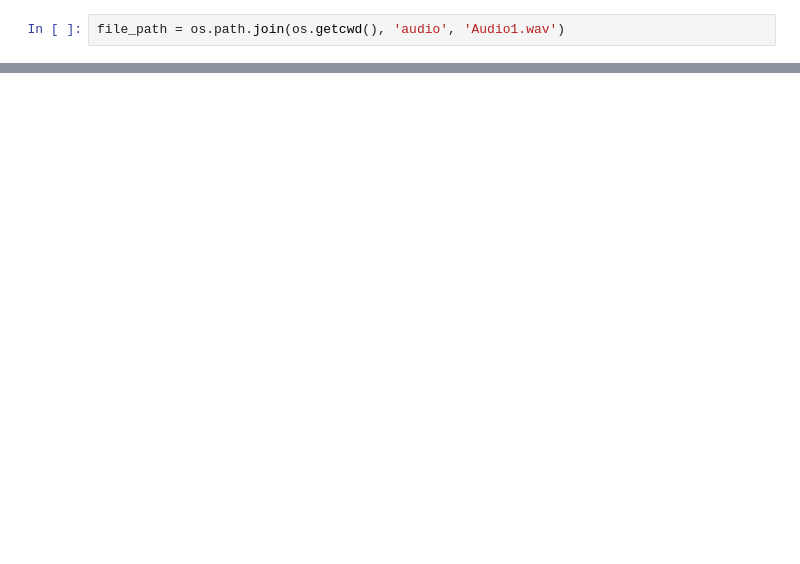
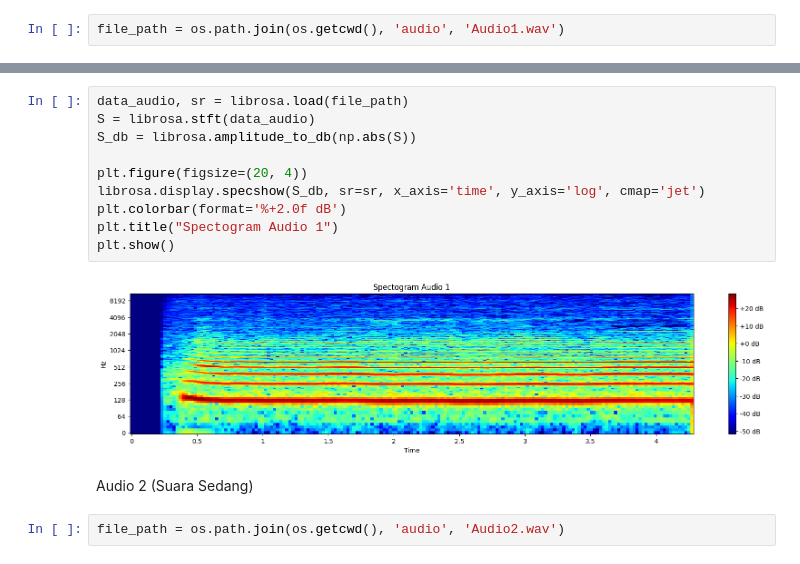
Before and after one commit to Bayuagw/IF4021, a Jupyter notebook: 121140097_Ho1.ipynb, the cells around one changed output, grey strips where cells are left out. Saved outputs shown, nothing was run; the diff lists cells and outputs as text; blank space fills up the shorter version.

```diff
--- a/121140097_Ho1.ipynb
+++ b/121140097_Ho1.ipynb
@@ -28,0 +35,16 @@ plt.show()
+# %%
+data_audio, sr = librosa.load(file_path)
+S = librosa.stft(data_audio)
+S_db = librosa.amplitude_to_db(np.abs(S))
+
+plt.figure(figsize=(20, 4))
+librosa.display.specshow(S_db, sr=sr, x_axis='time', y_axis='log', cmap='jet')
+plt.colorbar(format='%+2.0f dB')
+plt.title("Spectogram Audio 1")
+plt.show()
+# %% [output]
+[figure, added]
+# %% [markdown]
+Audio 2 (Suara Sedang)
+# %%
+file_path = os.path.join(os.getcwd(), 'audio', 'Audio2.wav')
```
Also changed, not shown: parts of 14 cells of this notebook.
